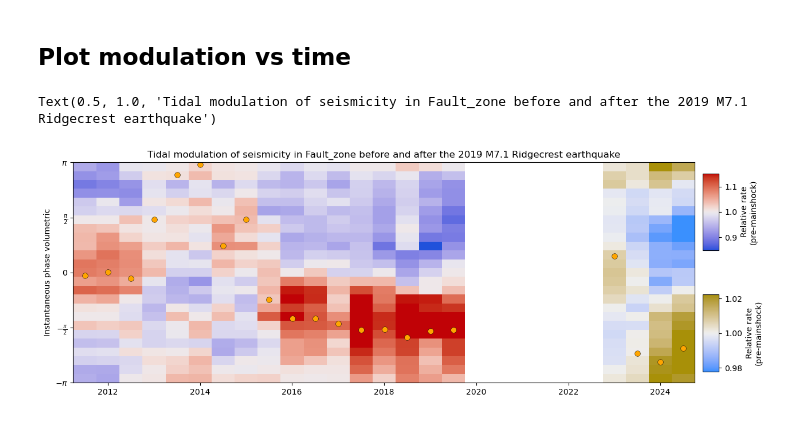
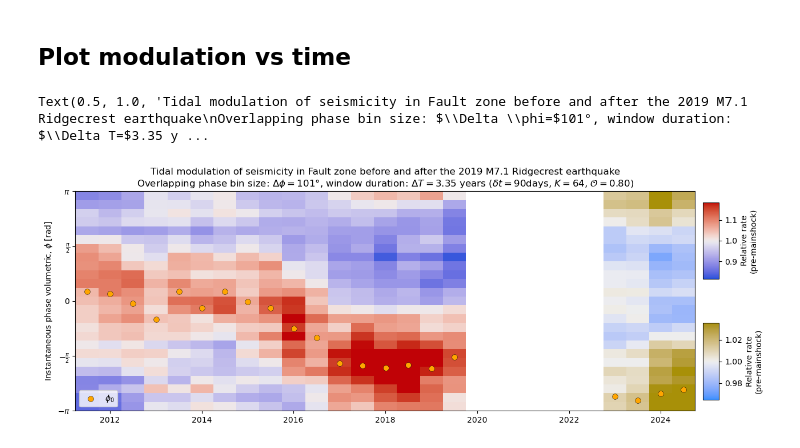
Before and after one commit to ebeauce/seistides, a Jupyter notebook: notebooks/tidal_modulation_analysis_BSSA_2026.ipynb, the cells around one changed output. Drawn from its saved outputs; the diff is of its cells as text; code cells hidden in the pictures.

```diff
--- a/notebooks/tidal_modulation_analysis_BSSA_2026.ipynb
+++ b/notebooks/tidal_modulation_analysis_BSSA_2026.ipynb
@@ -85,7 +86,7 @@ if REGION in {"fault_zone", "foreshock_zone"}:
     dist_to_fault_post = pd.read_csv(os.path.join(PATH_DATA, DIST_TO_FAULT_POST_FILENAME), index_col=0)
 
 if REGION == "fault_zone":
-    MAX_DIST_TO_FAULT_KM = 0.25 # this is the value used for Figure 7, but you should explore other values too
+    MAX_DIST_TO_FAULT_KM = 0.50 # this is the value used for Figure 7, but you should explore other values too
     cat_pre = select_subregion(cat_pre_all, REGION, width_km=MAX_DIST_TO_FAULT_KM, dist_to_fault=dist_to_fault_pre)
     cat_post = select_subregion(cat_post_all, REGION, width_km=MAX_DIST_TO_FAULT_KM, dist_to_fault=dist_to_fault_post)
 elif REGION == "foreshock_zone":
@@ -312,11 +313,11 @@ else:
 RATE_ESTIMATE_KWARGS = {
     "num_std_cutoff": 0.0,
     "num_bootstraps": 0,
-    "bin_extension": 4,
+    "bin_extension": 3,
     "cyclic_bins": True,
 }
 SVD_FILTERING_KWARGS = {
-    "reconstruction_factor": 0.66,
+    "reconstruction_factor": 0.999,
 }
 
 FORCING_TYPES = [
@@ -386,16 +388,17 @@ while t_end - WINDOW_DURATION > T_START:
         ):
             # fit ratio
             seismicity_modulation.fit_modulation(
-                seistides.models.fit_relative_rate_vs_phase_bootstrap,
+                seistides.models.fit_relative_rate_vs_phase,
                 t_end,
                 forcing_type,
-                num_bootstraps=NUM_RESAMPLINGS,
+                num_resamplings=NUM_RESAMPLINGS,
                 objective=OBJ_FUNCTION,
                 model=MODEL,
                 quantity="relative_rate",
-                invert_norm=False
+                invert_norm=False,
+                use_err_for_weights=True,
             )
-            seismicity_modulation.evaluate_aic(
+            seismicity_modulation.evaluate_goodnessoffit(
                 t_end, forcing_type, model_name="model1", quantity="relative_rate",
             )
 
@@ -471,16 +474,17 @@ while t_end - WINDOW_DURATION > T_START:
         ):
             # fit ratio
             seismicity_modulation.fit_modulation(
-                seistides.models.fit_relative_rate_vs_phase_bootstrap,
+                seistides.models.fit_relative_rate_vs_phase,
                 t_end,
                 forcing_type,
-                num_bootstraps=NUM_RESAMPLINGS,
+                num_resamplings=NUM_RESAMPLINGS,
                 objective=OBJ_FUNCTION,
                 model=MODEL,
                 quantity="relative_rate",
-                invert_norm=False
+                invert_norm=False,
+                use_err_for_weights=True,
             )
-            seismicity_modulation.evaluate_aic(
+            seismicity_modulation.evaluate_goodnessoffit(
                 t_end, forcing_type, model_name="model1", quantity="relative_rate",
             )
 
@@ -558,36 +562,41 @@ forcing_data_sm = forcing_data_sm[half_wiener_win0:-half_wiener_win0, half_wiene
 
 vmax = np.percentile(forcing_data_sm, 97.5)
 vmin = np.percentile(forcing_data_sm, 2.5)
 vmax = max(abs(vmax - 1.), abs(vmin - 1.))
 vmin = 1. - vmax
 vmax = 1. + vmax
 
 pc_after = ax.pcolormesh(
         time[after],
         midbins,
         # forcing_data_sm.T,
         forcing_data[after, :].T,
         cmap=cmap["post_mainshock"],
         vmin=vmin,
         vmax=vmax,
         rasterized=True,
     )
 
 ax.scatter(
-    time, np.rad2deg(parameters["phi"]), color=COLORS[REGION], edgecolor="k", s=50, linewidths=0.33
+    time, np.rad2deg(parameters["phi"]), color=COLORS[REGION], edgecolor="k", s=50, linewidths=0.33, label=r"$\phi_0$"
 )
-
+ax.legend(loc="lower left")
 pos = ax.get_position()
 cax_pre = fig.add_axes([pos.x1 + 0.01, pos.y0 + 0.60 * pos.height, 0.02, 0.35 * pos.height])
 plt.colorbar(pc_before, cax=cax_pre, label="Relative rate\n(pre-mainshock)")
 
 cax_post = fig.add_axes([pos.x1 + 0.01, pos.y0 + 0.05 * pos.height, 0.02, 0.35 * pos.height])
 plt.colorbar(pc_after, cax=cax_post, label="Relative rate\n(pre-mainshock)")
 
 ax.set_yticks(YTICK_LOC)
 ax.set_yticklabels(YTICK_LAB)
-ax.set_ylabel(FORCING_TYPE.replace("_", " ").capitalize())
-ax.set_title(f"Tidal modulation of seismicity in {REGION.capitalize()} before and after the 2019 M7.1 Ridgecrest earthquake")
+ax.set_ylabel(FORCING_TYPE.replace("_", " ").capitalize() + r", $\phi$ [rad]")
+title = f"Tidal modulation of seismicity in {REGION.replace("_", " ").capitalize()} before and after the 2019 M7.1 Ridgecrest earthquake"
+bin_size = 360. / NUM_BINS_PHASE * int(2 * RATE_ESTIMATE_KWARGS["bin_extension"] + 1)
+param_string = r"Overlapping phase bin size: $\Delta \phi=$"f"{bin_size:.0f}°"r", window duration: $\Delta T=$"f"{LARGE_WINDOW_DURATION_DAYS/365.:.2f} years "\
+    r"($\delta t=$"f"{SHORT_WINDOW_DAYS:d}days, "r"$K=$"f"{NUM_SHORT_WINDOWS:d}, "r"$\mathcal{O}=$"f"{OVERLAP:.2f})"
+title = "\n".join([title, param_string])
+ax.set_title(title)
 # %% [output]
-Text(0.5, 1.0, 'Tidal modulation of seismicity in Fault_zone before and after the 2019 M7.1 Ridgecrest earthquake')
+Text(0.5, 1.0, 'Tidal modulation of seismicity in Fault zone before and after the 2019 M7.1 Ridgecrest earthquake\nOverlapping phase bin size: $\\Delta \\phi=$101°, window duration: $\\Delta T=$3.35 y ...
-[figure, old version]
+[figure, new version]
```
Also changed, not shown: parts of 8 cells of this notebook.
